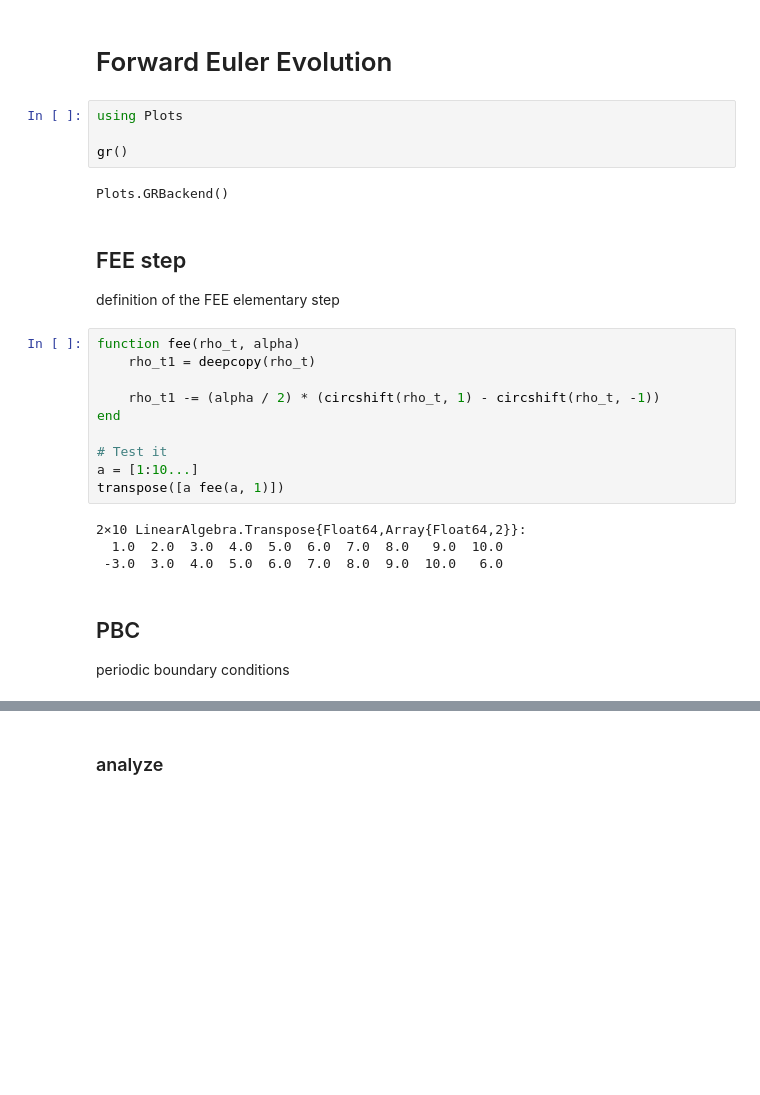
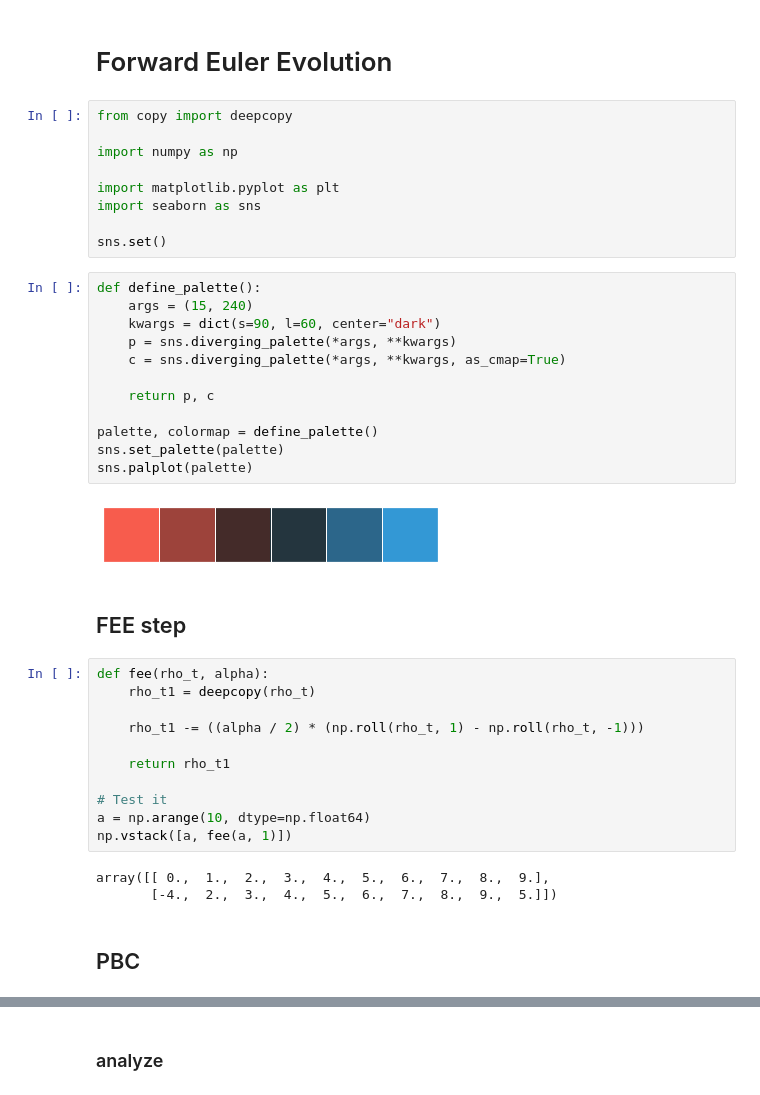
Before and after one commit to alecandido/fluiddynamics, a Jupyter notebook: experiments/forward_euler_evolution.ipynb, the cells around one changed output, grey strips where cells are left out. Cells and saved outputs as stored; diff of their text form; blank space fills up the shorter version.

```diff
--- a/experiments/forward_euler_evolution.ipynb
+++ b/experiments/forward_euler_evolution.ipynb
@@ -1,29 +1,44 @@
 # %% [markdown]
 # Forward Euler Evolution
-# %%
-using Plots
-
-gr()
-# %% [output]
-Plots.GRBackend()
+# %%
+from copy import deepcopy
+
+import numpy as np
+
+import matplotlib.pyplot as plt
+import seaborn as sns
+
+sns.set()
+# %%
+def define_palette():
+    args = (15, 240)
+    kwargs = dict(s=90, l=60, center="dark")
+    p = sns.diverging_palette(*args, **kwargs)
+    c = sns.diverging_palette(*args, **kwargs, as_cmap=True)
+
+    return p, c
+
+palette, colormap = define_palette()
+sns.set_palette(palette)
+sns.palplot(palette)
+# %% [output]
+[figure, added]
 # %% [markdown]
 ## FEE step
-definition of the FEE elementary step
 # %%
-function fee(rho_t, alpha)
+def fee(rho_t, alpha):
     rho_t1 = deepcopy(rho_t)
 
-    rho_t1 -= (alpha / 2) * (circshift(rho_t, 1) - circshift(rho_t, -1))
-end
+    rho_t1 -= ((alpha / 2) * (np.roll(rho_t, 1) - np.roll(rho_t, -1)))
+
+    return rho_t1
 
 # Test it
-a = [1:10...]
-transpose([a fee(a, 1)])
+a = np.arange(10, dtype=np.float64)
+np.vstack([a, fee(a, 1)])
 # %% [output]
-2×10 LinearAlgebra.Transpose{Float64,Array{Float64,2}}:
-  1.0  2.0  3.0  4.0  5.0  6.0  7.0  8.0   9.0  10.0
- -3.0  3.0  4.0  5.0  6.0  7.0  8.0  9.0  10.0   6.0
+array([[ 0.,  1.,  2.,  3.,  4.,  5.,  6.,  7.,  8.,  9.],
+       [-4.,  2.,  3.,  4.,  5.,  6.,  7.,  8.,  9.,  5.]])
 # %% [markdown]
 ## PBC
-periodic boundary conditions
 # %%
```
Also changed, not shown: parts of 15 cells of this notebook.
